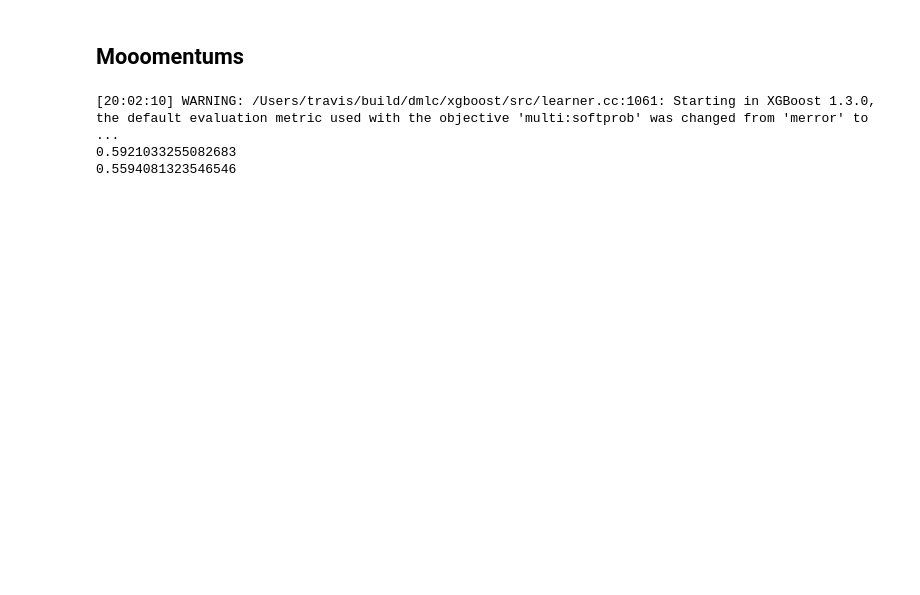
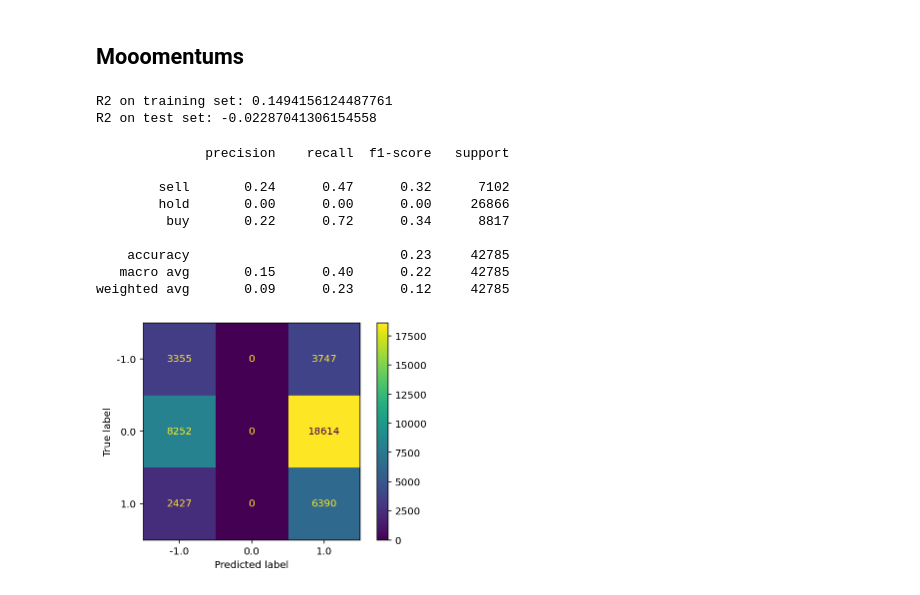
Before and after one commit to iewaij/tseu, a Jupyter notebook: notebooks/fundamental_backtest_mooom.ipynb, the cells around one changed output. Drawn from its saved outputs; the diff is of its cells as text; code cells hidden in the pictures; blank space fills up the shorter version.

```diff
--- a/notebooks/fundamental_backtest_mooom.ipynb
+++ b/notebooks/fundamental_backtest_mooom.ipynb
@@ -25,3 +28,10 @@ def extreme(df):
     top = df.y.quantile(0.8)
     low = df.y.quantile(0.2)
     return df[(df.y < low) | (df.y > top)]
+# %%
+def threshold(y):
+    thres = 0.1
+    y_0 = np.where(y <= -thres, -1, y)
+    y_1 = np.where((y < thres) & (y > -thres), 0, y_0)
+    y_2 = np.where(y >= thres, 1, y_1)
+    return y_2
@@ -48,16 +64,15 @@ def mooom(df):
     df_mom["liquid_cur"] = df_mom.act / df_mom.lct
     df_mom["market_pe"] = df_mom.mcap / (df_mom.nicon * 10 ** 6)
     df_mom["market_mb"] = df_mom.mcap / (df_mom.ceq * 10 ** 6)
-    df_mom["52wk_high"] = df_mom.groupby("gvkey").close.transform(lambda x: np.log(x) - np.log(x.rolling(12, min_periods=1).max()))
-    df_mom["lag_mom"] = df_mom.groupby("gvkey").close.transform(lambda x: np.log(x.shift(12))-np.log(x.shift(2)))
-    df_mom["mom_11m"] = df_mom.groupby("gvkey").close.transform(lambda x: np.log(x) - np.log(x.shift(11)))
-    df_mom["mom_6m"] = df_mom.groupby("gvkey").close.transform(lambda x: np.log(x) - np.log(x.shift(6)))
-    df_mom["mom_1m"] = df_mom.groupby("gvkey").close.transform(lambda x: np.log(x) - np.log(x.shift(1)))
-    df_mom["ind_mom_11m"] = df_mom.groupby(["date", "classification"]).mom_11m.transform("mean")
+    df_mom["52wk_high"] = df_mom.close.groupby("gvkey").transform(lambda x: np.log(x) - np.log(x.rolling(12, min_periods=1).max()))
+    df_mom["mom_12m"] = df_mom.close.groupby("gvkey").transform(lambda x: np.log(x.shift(2))-np.log(x.shift(13)))
+    df_mom["mom_6m"] = df_mom.close.groupby("gvkey").transform(lambda x: np.log(x).shift(2) - np.log(x.shift(7)))
+    df_mom["mom_1m"] = df_mom.close.groupby("gvkey").transform(lambda x: np.log(x) - np.log(x.shift(1)))
+    df_mom["ind_mom_12m"] = df_mom.groupby(["date", "classification"]).mom_12m.transform("mean")
     df_mom["ind_mom_6m"] = df_mom.groupby(["date", "classification"]).mom_6m.transform("mean")
     df_mom["ind_mom_1m"] = df_mom.groupby(["date", "classification"]).mom_1m.transform("mean")
-    df_mom["log_return"] = df_mom.groupby("gvkey").close.transform(lambda x: np.log(x.shift(-3)) - np.log(x))
-    df_mom["y"] = df_mom.groupby("date").log_return.transform(lambda x: x - x.median())
+    df_mom["log_return"] = df_mom.close.groupby("gvkey").transform(lambda x: np.log(x.shift(-3)) - np.log(x))
+    df_mom["y"] = df_mom.groupby("date").log_return.transform(lambda x: (x - x.median()).clip(-1,1))
     return df_mom.loc[df.prccd > 5, ["mcap",
                                      "profitability_roe",
                                      "intangible_rdm",
@@ -65,34 +80,49 @@ def mooom(df):
                                      "market_mb",
                                      "market_pe",
                                      "52wk_high",
-                                     "lag_mom",
-                                     "mom_11m",
+                                     "mom_12m",
                                      "mom_6m",
                                      "mom_1m",
-                                     "ind_mom_11m",
+                                     "ind_mom_12m",
                                      "ind_mom_6m",
                                      "ind_mom_1m",
                                      "y"]].dropna()
 # %%
 df_mom = mooom(df)
-df_train = (df_mom.xs(slice("2002-01-01", "2012-01-01"), level="date", drop_level=False)
-            # .groupby("date")
-            # .apply(extreme)
-            )
+# df_train = df_mom.xs(slice("2002-01-01", "2012-01-01"), level="date", drop_level=False)
+df_train = df_mom.xs(slice("2002-01-01", "2012-01-01"), level="date", drop_level=False).groupby("date").apply(extreme)
 df_test = df_mom.xs(slice("2012-01-01", "2016-01-01"), level="date", drop_level=False)
 X_train = df_train.drop(["y"], axis=1).to_numpy()
 y_train = df_train["y"].to_numpy()
 X_test = df_test.drop(["y"], axis=1).to_numpy()
 y_test = df_test["y"].to_numpy()
-
-xgb_clf = XGBClassifier(n_estimators=100, max_depth=3, n_jobs=-1)
-xgb_fit = xgb_clf.fit(X_train, np.sign(y_train))
-print(xgb_clf.score(X_train, np.sign(y_train)))
-print(xgb_clf.score(X_test, np.sign(y_test)))
-# %% [output]
-[20:02:10] WARNING: /Users/travis/build/dmlc/xgboost/src/learner.cc:1061: Starting in XGBoost 1.3.0, the default evaluation metric used with the objective 'multi:softprob' was changed from 'merror' to ...
-0.5921033255082683
-0.5594081323546546
+# %%
+xgb_reg = XGBRegressor(n_estimators=100, max_depth=3, n_jobs=-1)
+xgb_fit = xgb_reg.fit(X_train, y_train)
+train_score = r2_score(xgb_reg, X_train, y_train)
+test_score = r2_score(xgb_reg, X_test, y_test)
+print(f"R2 on training set: {train_score}\nR2 on test set: {test_score}")
+# %% [output]
+R2 on training set: 0.1494156124487761
+R2 on test set: -0.02287041306154558
+# %%
+xgb_clf = XGBClassifier(n_estimators=100, max_depth=3, n_jobs=-1, eval_metric='logloss')
+y_train_thres = threshold(y_train)
+y_test_thres = threshold(y_test)
+xgb_fit = xgb_clf.fit(X_train, y_train_thres)
+plot_confusion_matrix(xgb_clf, X_test, y_test_thres)
+print(classification_report(y_test_thres, xgb_fit.predict(X_test), target_names=["sell", "hold", "buy"]))
+# %% [output]
+              precision    recall  f1-score   support
+
+        sell       0.24      0.47      0.32      7102
+        hold       0.00      0.00      0.00     26866
+         buy       0.22      0.72      0.34      8817
+
+    accuracy                           0.23     42785
+   macro avg       0.15      0.40      0.22     42785
+weighted avg       0.09      0.23      0.12     42785
+[figure, added]
 # %%
 # backtest
 # every stock invest 100
```
Also changed, not shown: parts of 2 cells of this notebook.
